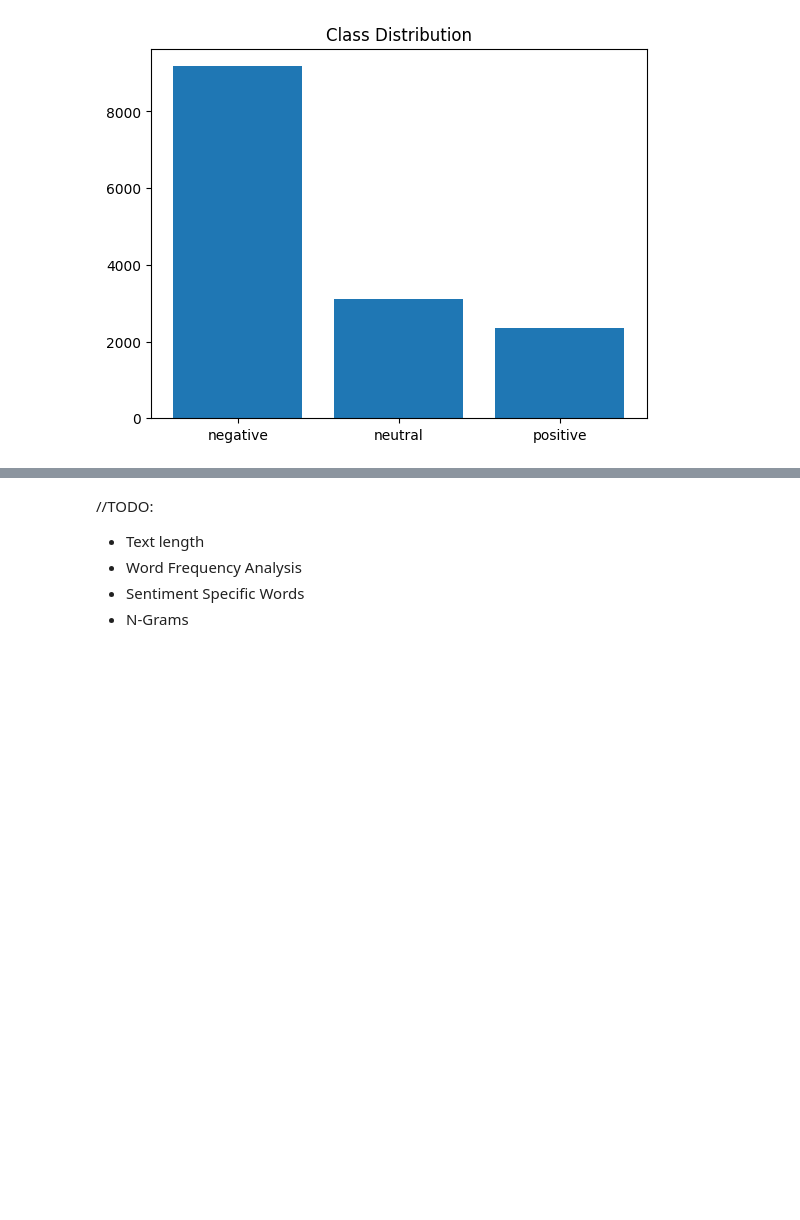
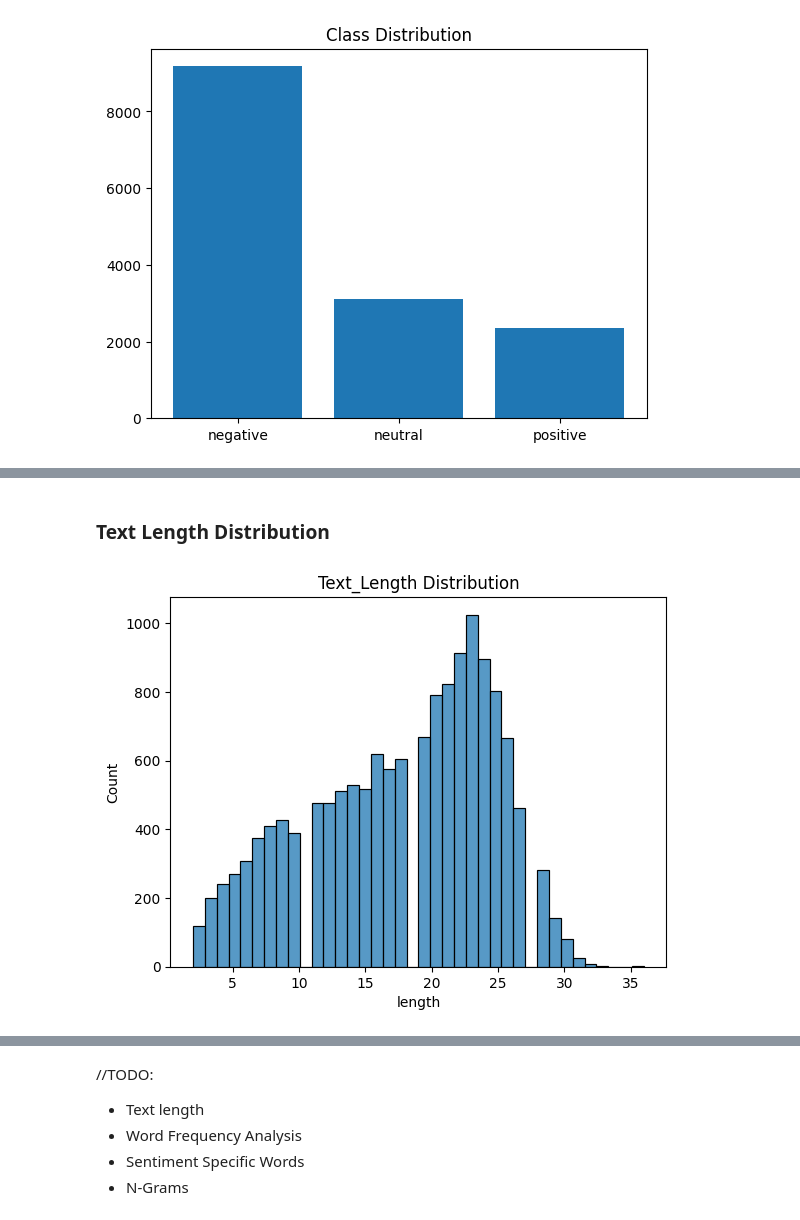
Before and after one commit to Andreas-Lukito/twitter-airline-sentiment-analysis, a Jupyter notebook: notebooks/01eda-preprocessing.ipynb, the cells around one changed output, grey strips where cells are left out. Drawn from its saved outputs; the diff is of its cells as text; code cells hidden in the pictures; blank space fills up the shorter version.

```diff
--- a/notebooks/01eda-preprocessing.ipynb
+++ b/notebooks/01eda-preprocessing.ipynb
@@ -98,0 +110,9 @@ Text(0.5, 1.0, 'Class Distribution')
+# %% [markdown]
+### Text Length Distribution
+# %%
+data['length'] = data['text'].str.split().apply(len)
+plt.title("Text_Length Distribution")
+sns.histplot(data['length'])
+plt.show()
+# %% [output]
+[figure, added]
```
Also changed, not shown: parts of 9 cells of this notebook.
